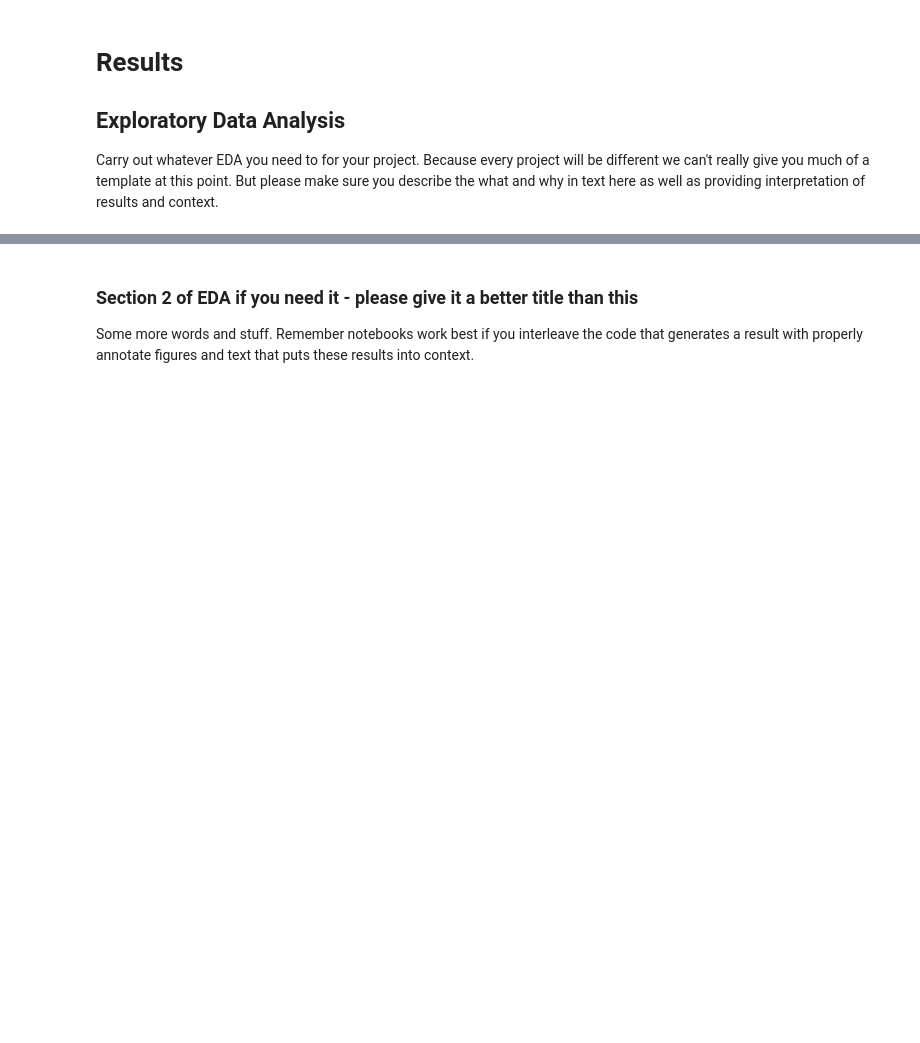
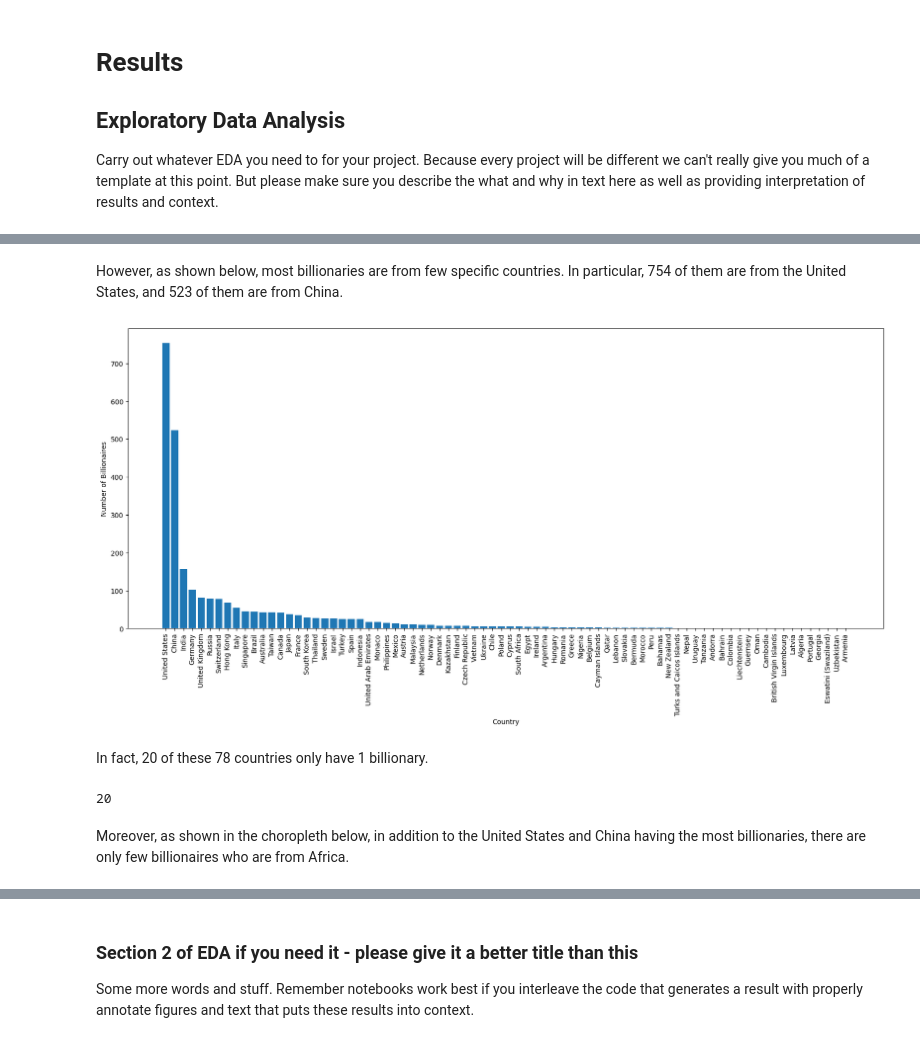
Before and after one commit to jteh188/Billionaires-Statistics-Data-Analysis, a Jupyter notebook: EDACheckpoint_Group026_WI24.ipynb, the cells around one changed output, grey strips where cells are left out. Saved outputs shown, nothing was run; the diff lists cells and outputs as text; code cells hidden in the pictures; blank space fills up the shorter version.

Commit message:
EDA for country and tax rate

```diff
--- a/EDACheckpoint_Group026_WI24.ipynb
+++ b/EDACheckpoint_Group026_WI24.ipynb
@@ -237,0 +263,19 @@ Some more words and stuff.  Remember notebooks work best if you interleave the c
+# %% [markdown]
+However, as shown below, most billionaries are from few specific countries. In particular, 754 of them are from the United States, and 523 of them are from China.
+# %%
+plt.figure(figsize=(20,8))
+plt.bar(*zip(*(dict(billionaires['country'].value_counts()).items())))
+plt.xticks(rotation=90)
+plt.xlabel('Country')
+plt.ylabel('Number of Billionaires')
+plt.show()
+# %% [output]
+[figure, added]
+# %% [markdown]
+In fact, 20 of these 78 countries only have 1 billionary.
+# %%
+sum(billionaires['country'].value_counts() == 1)
+# %% [output]
+20
+# %% [markdown]
+Moreover, as shown in the choropleth below, in addition to the United States and China having the most billionaries, there are only few billionaires who are from Africa.
```
Also changed, not shown: parts of 25 cells of this notebook.
